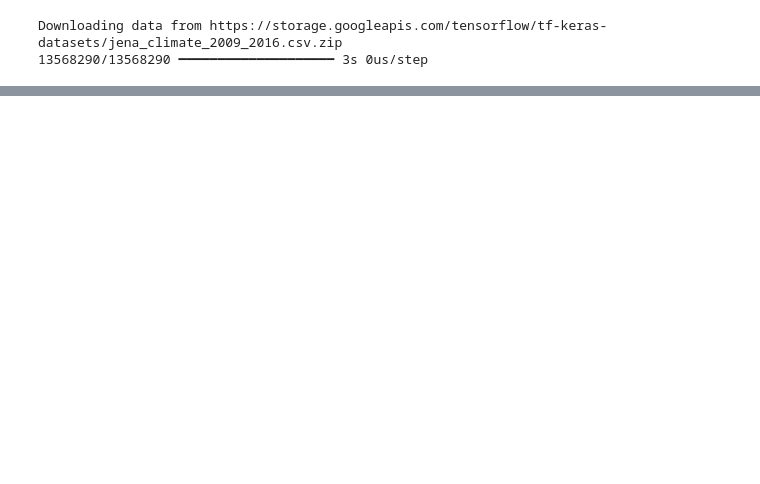
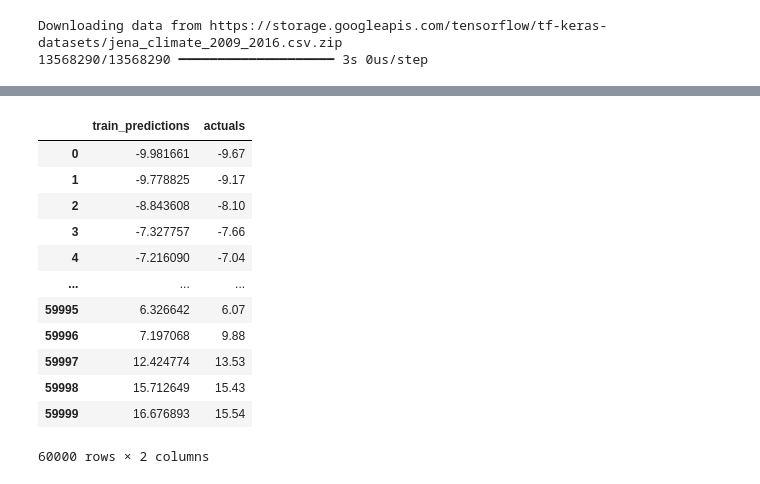
Before and after one commit to roozbeh442/transformers_code, a Jupyter notebook: test.ipynb, the cells around one changed output, grey strips where cells are left out. Drawn from its saved outputs; the diff is of its cells as text; code cells hidden in the pictures; blank space fills up the shorter version.

```diff
--- a/test.ipynb
+++ b/test.ipynb
@@ -40,0 +101,5 @@ df[:26]
+# %%
+train_predictions=model1.predict(x_train).flatten()
+train_results = pd.DataFrame(data={'train_predictions':train_predictions,'actuals':y_train})
+train_results
+# %% [output]
@@ -40,0 +107,13 @@ df[:26]
+|  | train_predictions | actuals |
+| 0 | -9.981661 | -9.67 |
+| 1 | -9.778825 | -9.17 |
+| 2 | -8.843608 | -8.10 |
+| 3 | -7.327757 | -7.66 |
+| 4 | -7.216090 | -7.04 |
+| ... | ... | ... |
+| 59995 | 6.326642 | 6.07 |
+| 59996 | 7.197068 | 9.88 |
+| 59997 | 12.424774 | 13.53 |
+| 59998 | 15.712649 | 15.43 |
+| 59999 | 16.676893 | 15.54 |
+60000 rows × 2 columns
```
Also changed, not shown: parts of 8 cells of this notebook.
